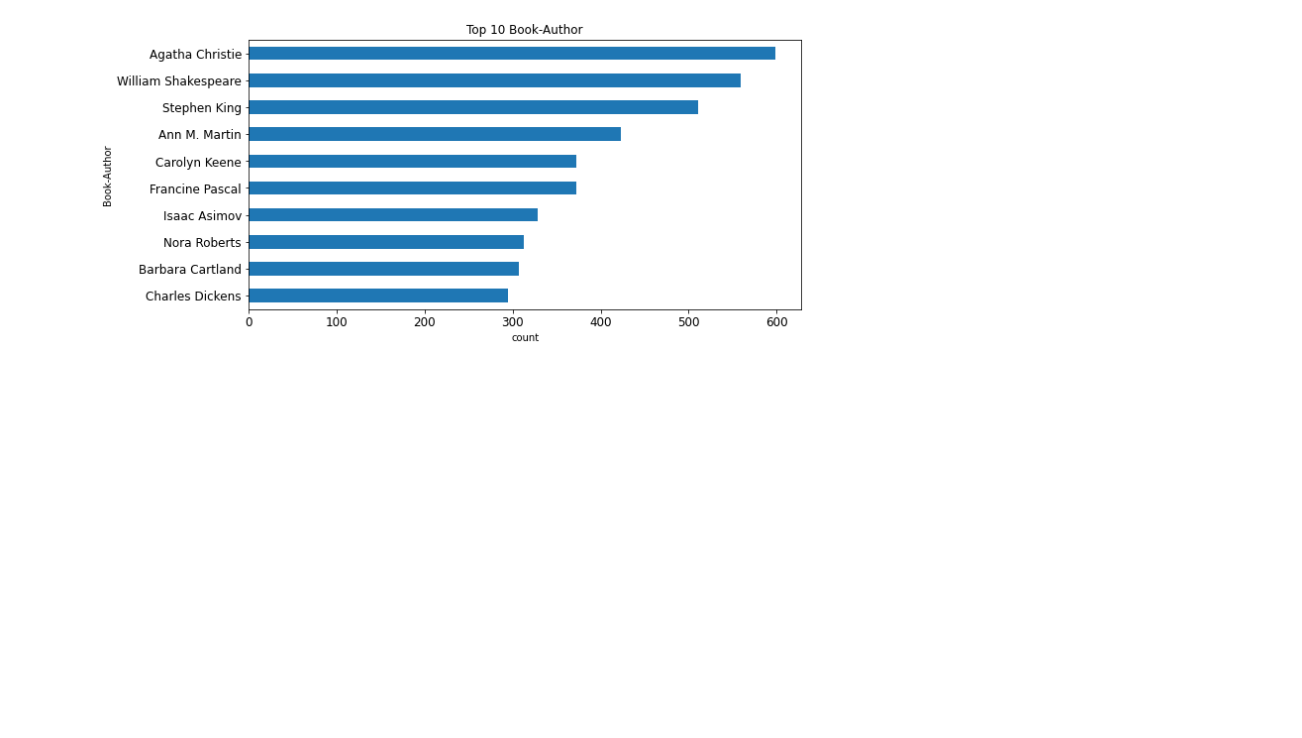
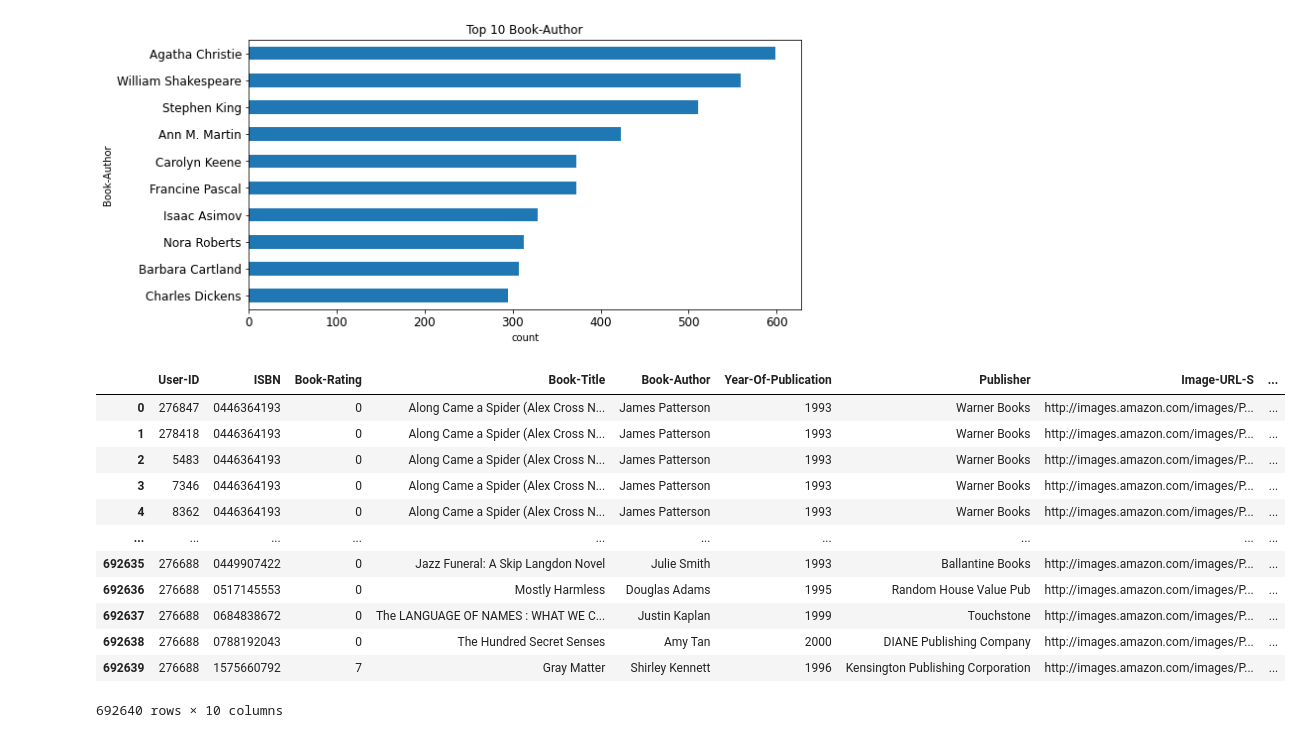
Before and after one commit to hetkothari/Book-Recommendation-System-Capstone-4, a Jupyter notebook: Personal_Notebook.ipynb, the cells around one changed output. Drawn from its saved outputs; the diff is of its cells as text; code cells hidden in the pictures; blank space fills up the shorter version.

Commit message:
Prepared final data frame and pivot table.

```diff
--- a/Personal_Notebook.ipynb
+++ b/Personal_Notebook.ipynb
@@ -195,3 +195,26 @@ plt.ylabel('Book-Author')
 plt.show()
 # %% [output]
 [figure]
+# %%
+x = rating['User-ID'].value_counts() > 50
+y = x[x].index
+print(y.shape)
+combine = rating[rating['User-ID'].isin(y)]
+combine
+# %%
+final = pd.merge(combine, book, on='ISBN')
+final
+# %% [output]
+|  | User-ID | ISBN | Book-Rating | Book-Title | Book-Author | Year-Of-Publication | Publisher | Image-URL-S | ... |
+| 0 | 276847 | 0446364193 | 0 | Along Came a Spider (Alex Cross N... | James Patterson | 1993 | Warner Books | http://images.amazon.com/images/P... | ... |
+| 1 | 278418 | 0446364193 | 0 | Along Came a Spider (Alex Cross N... | James Patterson | 1993 | Warner Books | http://images.amazon.com/images/P... | ... |
+| 2 | 5483 | 0446364193 | 0 | Along Came a Spider (Alex Cross N... | James Patterson | 1993 | Warner Books | http://images.amazon.com/images/P... | ... |
+| 3 | 7346 | 0446364193 | 0 | Along Came a Spider (Alex Cross N... | James Patterson | 1993 | Warner Books | http://images.amazon.com/images/P... | ... |
+| 4 | 8362 | 0446364193 | 0 | Along Came a Spider (Alex Cross N... | James Patterson | 1993 | Warner Books | http://images.amazon.com/images/P... | ... |
+| ... | ... | ... | ... | ... | ... | ... | ... | ... | ... |
+| 692635 | 276688 | 0449907422 | 0 | Jazz Funeral: A Skip Langdon Novel | Julie Smith | 1993 | Ballantine Books | http://images.amazon.com/images/P... | ... |
+| 692636 | 276688 | 0517145553 | 0 | Mostly Harmless | Douglas Adams | 1995 | Random House Value Pub | http://images.amazon.com/images/P... | ... |
+| 692637 | 276688 | 0684838672 | 0 | The LANGUAGE OF NAMES : WHAT WE C... | Justin Kaplan | 1999 | Touchstone | http://images.amazon.com/images/P... | ... |
+| 692638 | 276688 | 0788192043 | 0 | The Hundred Secret Senses | Amy Tan | 2000 | DIANE Publishing Company | http://images.amazon.com/images/P... | ... |
+| 692639 | 276688 | 1575660792 | 7 | Gray Matter | Shirley Kennett | 1996 | Kensington Publishing Corporation | http://images.amazon.com/images/P... | ... |
+692640 rows × 10 columns
```
Also changed, not shown: parts of 3 cells of this notebook.
